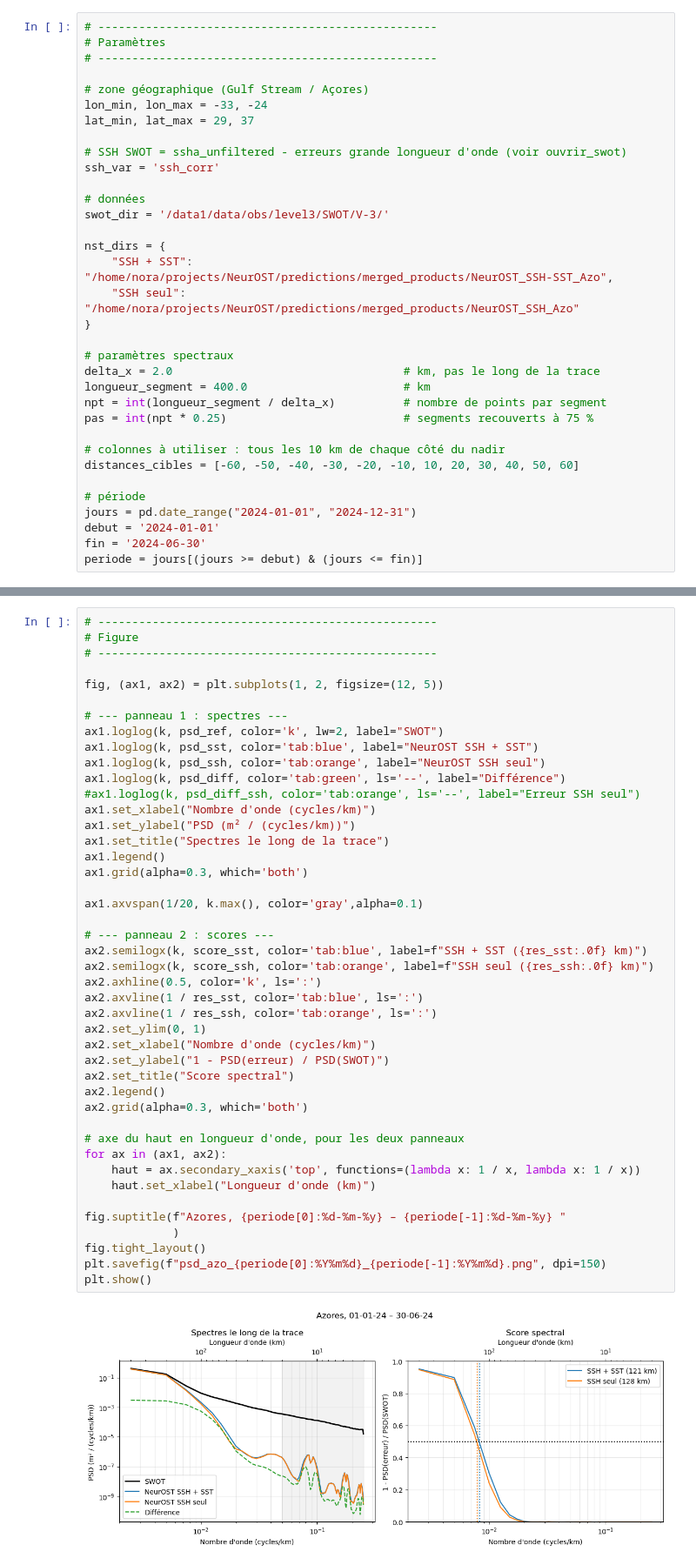
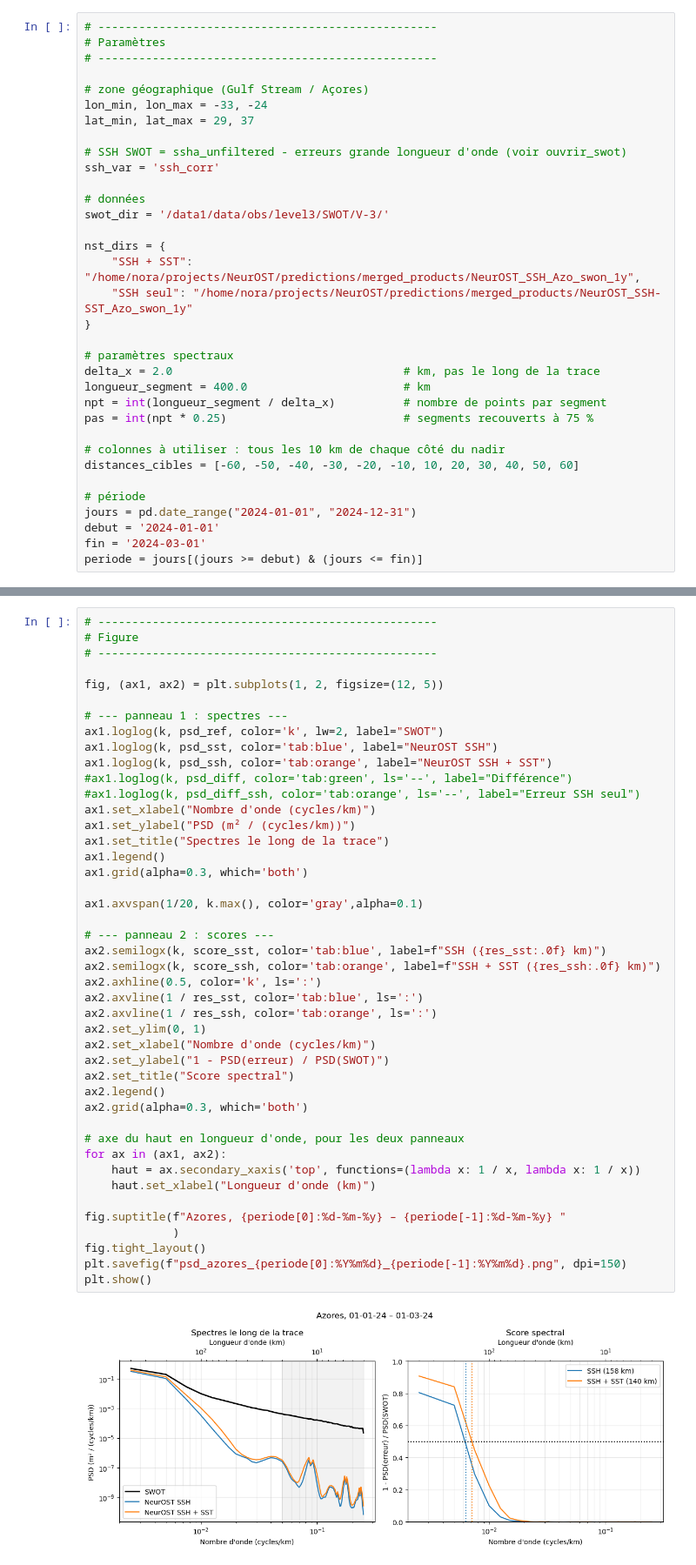
Before and after one commit to noramergui/NeurOST, a Jupyter notebook: my_work/notebooks/psd_neurost_swot.ipynb, the cells around one changed output, grey strips where cells are left out. Shown at 87% size. Saved outputs shown, nothing was run; the diff lists cells and outputs as text.

```diff
--- a/my_work/notebooks/psd_neurost_swot.ipynb
+++ b/my_work/notebooks/psd_neurost_swot.ipynb
@@ -25,8 +25,8 @@ ssh_var = 'ssh_corr'
 swot_dir = '/data1/data/obs/level3/SWOT/V-3/'
 
 nst_dirs = {
-    "SSH + SST": "/home/nora/projects/NeurOST/predictions/merged_products/NeurOST_SSH-SST_Azo",
-    "SSH seul": "/home/nora/projects/NeurOST/predictions/merged_products/NeurOST_SSH_Azo"
+    "SSH + SST": "/home/nora/projects/NeurOST/predictions/merged_products/NeurOST_SSH_Azo_swon_1y",
+    "SSH seul": "/home/nora/projects/NeurOST/predictions/merged_products/NeurOST_SSH-SST_Azo_swon_1y"
 }
 
 # paramètres spectraux
@@ -41,7 +41,7 @@ distances_cibles = [-60, -50, -40, -30, -20, -10, 10, 20, 30, 40, 50, 60]
 # période
 jours = pd.date_range("2024-01-01", "2024-12-31")
 debut = '2024-01-01'
-fin = '2024-06-30'
+fin = '2024-03-01'
 periode = jours[(jours >= debut) & (jours <= fin)]
 # %%
 # --------------------------------------------------
@@ -316,40 +316,40 @@ fig, (ax1, ax2) = plt.subplots(1, 2, figsize=(12, 5))
 
 # --- panneau 1 : spectres ---
 ax1.loglog(k, psd_ref, color='k', lw=2, label="SWOT")
-ax1.loglog(k, psd_sst, color='tab:blue', label="NeurOST SSH + SST")
-ax1.loglog(k, psd_ssh, color='tab:orange', label="NeurOST SSH seul")
-ax1.loglog(k, psd_diff, color='tab:green', ls='--', label="Différence")
+ax1.loglog(k, psd_sst, color='tab:blue', label="NeurOST SSH")
+ax1.loglog(k, psd_ssh, color='tab:orange', label="NeurOST SSH + SST")
+#ax1.loglog(k, psd_diff, color='tab:green', ls='--', label="Différence")
 #ax1.loglog(k, psd_diff_ssh, color='tab:orange', ls='--', label="Erreur SSH seul")
 ax1.set_xlabel("Nombre d'onde (cycles/km)")
 ax1.set_ylabel("PSD (m² / (cycles/km))")
 ax1.set_title("Spectres le long de la trace")
 ax1.legend()
 ax1.grid(alpha=0.3, which='both')
 
 ax1.axvspan(1/20, k.max(), color='gray',alpha=0.1)
 
 # --- panneau 2 : scores ---
-ax2.semilogx(k, score_sst, color='tab:blue', label=f"SSH + SST ({res_sst:.0f} km)")
-ax2.semilogx(k, score_ssh, color='tab:orange', label=f"SSH seul ({res_ssh:.0f} km)")
+ax2.semilogx(k, score_sst, color='tab:blue', label=f"SSH ({res_sst:.0f} km)")
+ax2.semilogx(k, score_ssh, color='tab:orange', label=f"SSH + SST ({res_ssh:.0f} km)")
 ax2.axhline(0.5, color='k', ls=':')
 ax2.axvline(1 / res_sst, color='tab:blue', ls=':')
 ax2.axvline(1 / res_ssh, color='tab:orange', ls=':')
 ax2.set_ylim(0, 1)
 ax2.set_xlabel("Nombre d'onde (cycles/km)")
 ax2.set_ylabel("1 - PSD(erreur) / PSD(SWOT)")
 ax2.set_title("Score spectral")
 ax2.legend()
 ax2.grid(alpha=0.3, which='both')
 
 # axe du haut en longueur d'onde, pour les deux panneaux
 for ax in (ax1, ax2):
     haut = ax.secondary_xaxis('top', functions=(lambda x: 1 / x, lambda x: 1 / x))
     haut.set_xlabel("Longueur d'onde (km)")
 
 fig.suptitle(f"Azores, {periode[0]:%d-%m-%y} – {periode[-1]:%d-%m-%y} "
              )
 fig.tight_layout()
-plt.savefig(f"psd_azo_{periode[0]:%Y%m%d}_{periode[-1]:%Y%m%d}.png", dpi=150)
+plt.savefig(f"psd_azores_{periode[0]:%Y%m%d}_{periode[-1]:%Y%m%d}.png", dpi=150)
 plt.show()
 # %% [output]
-[figure, old version]
+[figure, new version]
```
Also changed, not shown: parts of 2 cells of this notebook, 32 other files.
